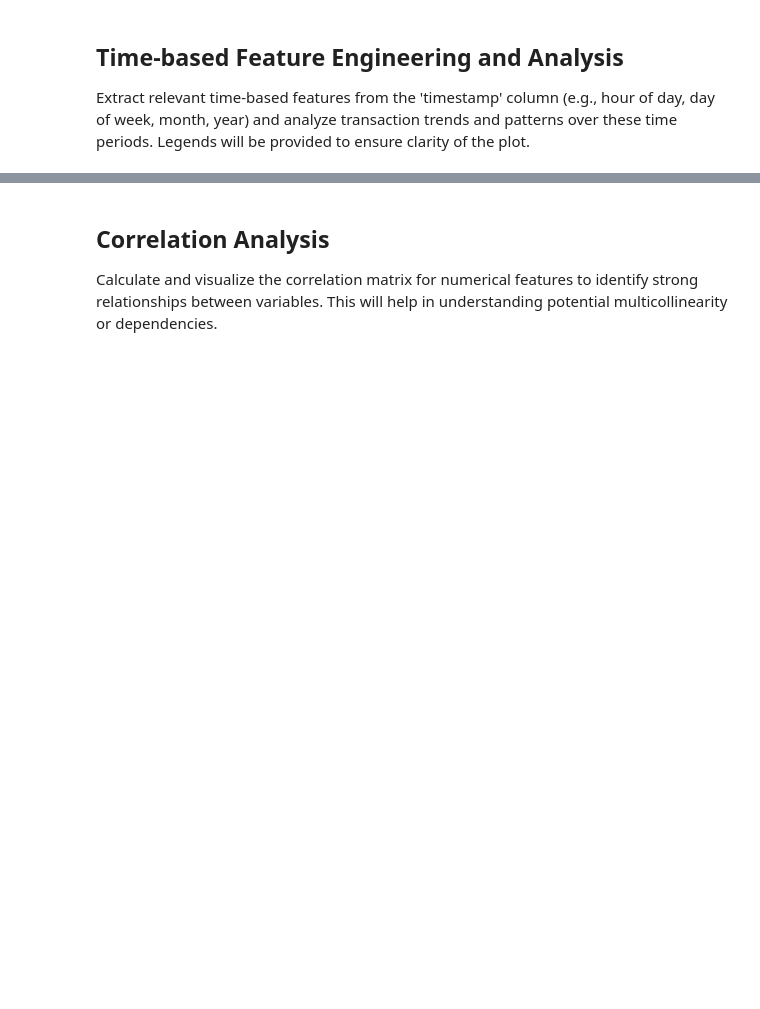
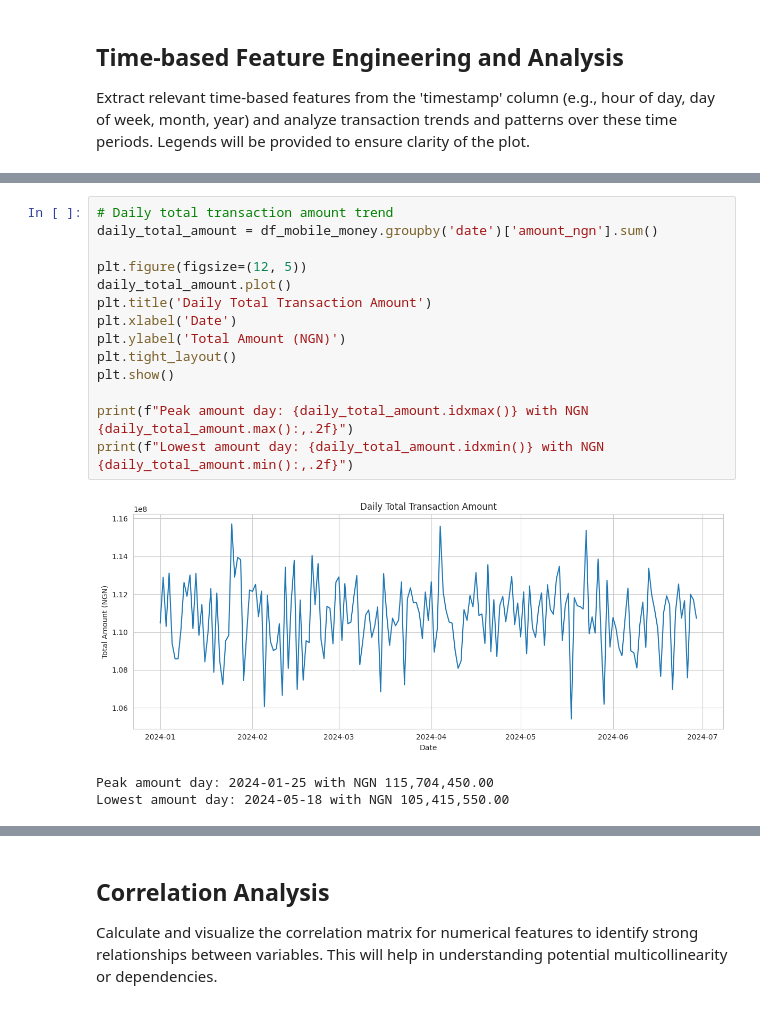
Before and after one commit to Eliekh2/MSBA-Projects, a Jupyter notebook: EDA_Nigerian_Banking_Mobile_Money.ipynb, the cells around one changed output, grey strips where cells are left out. Saved outputs shown, nothing was run; the diff lists cells and outputs as text; blank space fills up the shorter version.

```diff
--- a/EDA_Nigerian_Banking_Mobile_Money.ipynb
+++ b/EDA_Nigerian_Banking_Mobile_Money.ipynb
@@ -528,0 +586,18 @@ Extract relevant time-based features from the 'timestamp' column (e.g., hour of
+# %%
+# Daily total transaction amount trend
+daily_total_amount = df_mobile_money.groupby('date')['amount_ngn'].sum()
+
+plt.figure(figsize=(12, 5))
+daily_total_amount.plot()
+plt.title('Daily Total Transaction Amount')
+plt.xlabel('Date')
+plt.ylabel('Total Amount (NGN)')
+plt.tight_layout()
+plt.show()
+
+print(f"Peak amount day: {daily_total_amount.idxmax()} with NGN {daily_total_amount.max():,.2f}")
+print(f"Lowest amount day: {daily_total_amount.idxmin()} with NGN {daily_total_amount.min():,.2f}")
+# %% [output]
+[figure, added]
+Peak amount day: 2024-01-25 with NGN 115,704,450.00
+Lowest amount day: 2024-05-18 with NGN 105,415,550.00
```
Also changed, not shown: parts of 29 cells of this notebook.
